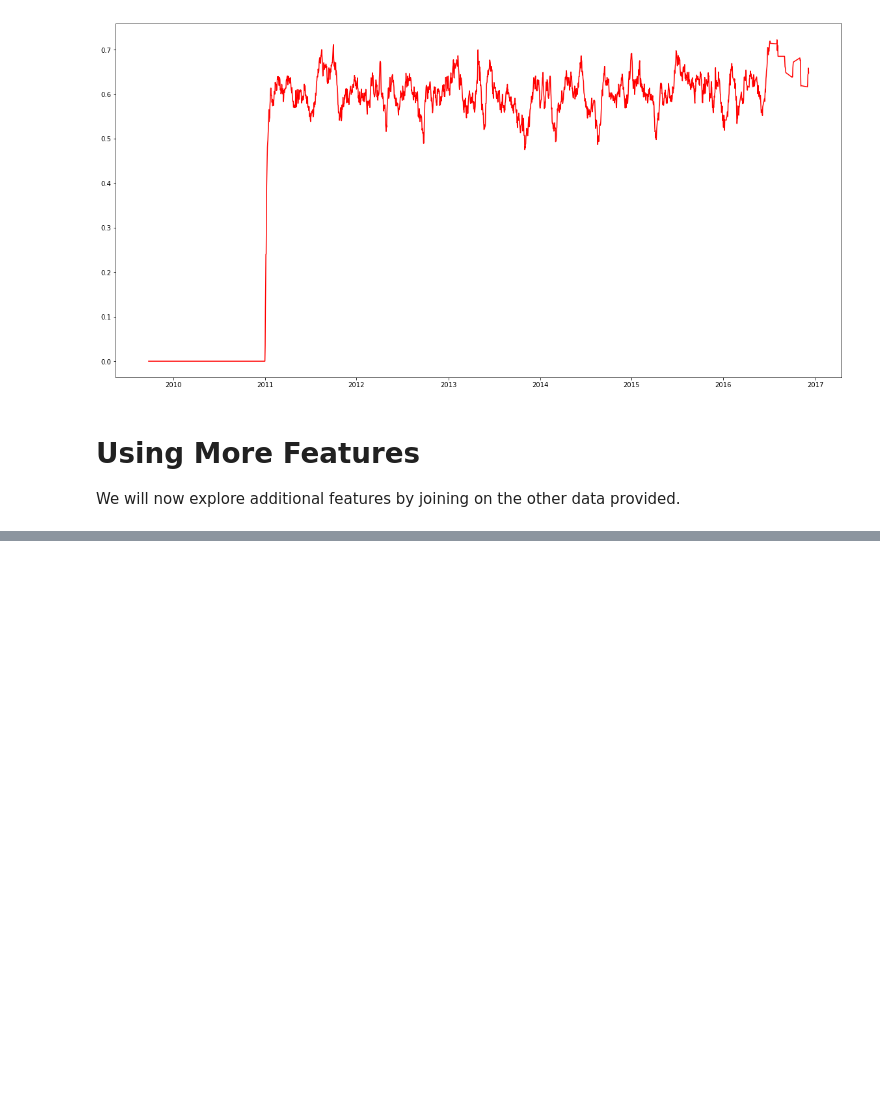
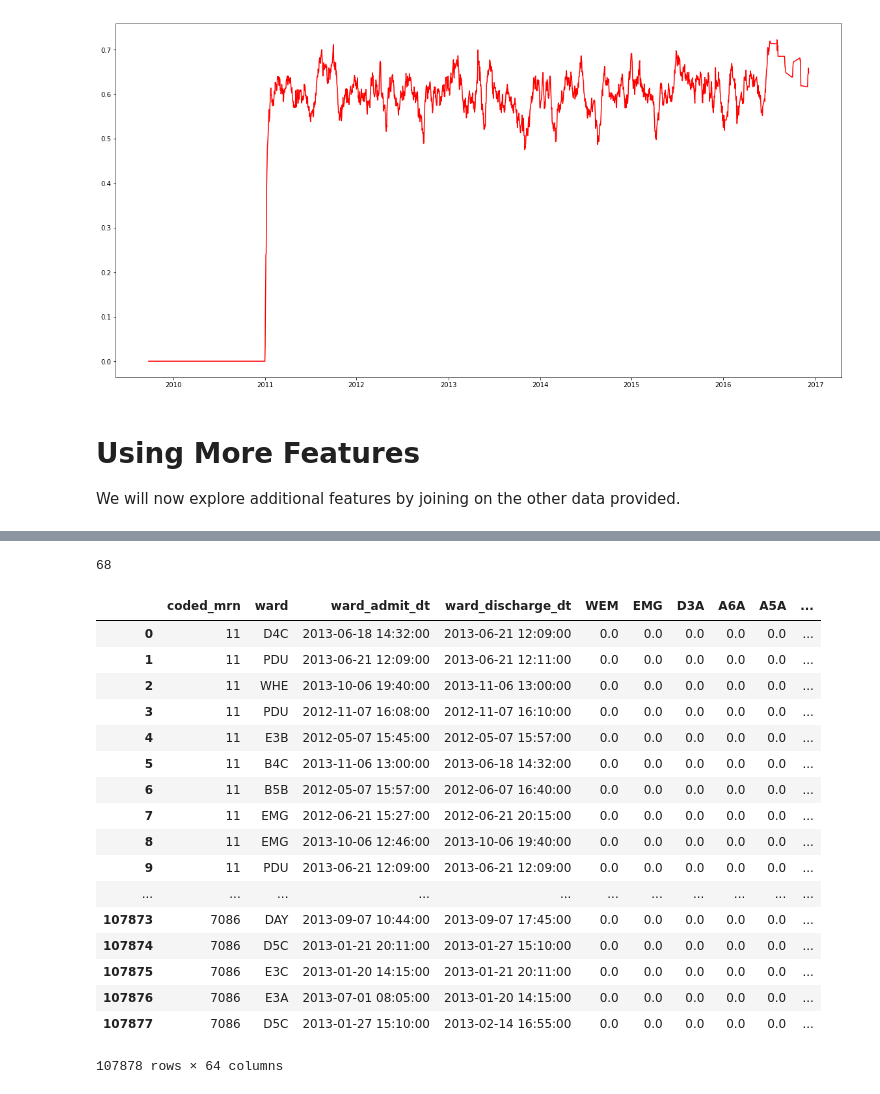
Before and after one commit to nawidayima/MRSA_Prediction_Models, a Jupyter notebook: Amiya Diwan MRSA.ipynb, the cells around one changed output, grey strips where cells are left out. Drawn from its saved outputs; the diff is of its cells as text; code cells hidden in the pictures; blank space fills up the shorter version.

```diff
--- a/Amiya Diwan MRSA.ipynb
+++ b/Amiya Diwan MRSA.ipynb
@@ -136,0 +272,3 @@ aggregateData[aggregateData.ACCN==4121581911]
+# %%
+vVisits_mrn2['Time_Spent_In_Ward'] = (vVisits_mrn2['ward_discharge_dt'] - vVisits_mrn2['ward_admit_dt'])#.apply(lambda x: x.total_seconds)
+vVisits_mrn2['Time_Spent_In_Facility'] = (vVisits_mrn2['discharge_dt'] - vVisits_mrn2['admit_dt'])#.apply(lambda x: x.total_seconds)
@@ -136,0 +286,33 @@ aggregateData[aggregateData.ACCN==4121581911]
+# %%
+vVisits_uid.ward.value_counts().size
+# %% [output]
+68
+# %%
+wards = vVisits_mrn2[['coded_mrn', 'ward', 'ward_admit_dt','ward_discharge_dt']]#.sort_values('coded_mrn')
+wardIndex = pd.Index(vVisits_mrn2.ward.unique()).drop(None)
+zeroes = np.zeros(shape=(wards.shape[0],wardIndex.size))
+wards2 = pd.DataFrame(zeroes, columns=wardIndex)
+wards = pd.concat([wards,wards2], axis=1)
+pd.options.display.max_columns = 70
+wards = wards.sort_values('coded_mrn').reset_index(drop=True)
+wards.set_value(index=22289,col='ward',value='ARD')
+wards
+# %% [output]
+|  | coded_mrn | ward | ward_admit_dt | ward_discharge_dt | WEM | EMG | D3A | A6A | A5A | ... |
+| 0 | 11 | D4C | 2013-06-18 14:32:00 | 2013-06-21 12:09:00 | 0.0 | 0.0 | 0.0 | 0.0 | 0.0 | ... |
+| 1 | 11 | PDU | 2013-06-21 12:09:00 | 2013-06-21 12:11:00 | 0.0 | 0.0 | 0.0 | 0.0 | 0.0 | ... |
+| 2 | 11 | WHE | 2013-10-06 19:40:00 | 2013-11-06 13:00:00 | 0.0 | 0.0 | 0.0 | 0.0 | 0.0 | ... |
+| 3 | 11 | PDU | 2012-11-07 16:08:00 | 2012-11-07 16:10:00 | 0.0 | 0.0 | 0.0 | 0.0 | 0.0 | ... |
+| 4 | 11 | E3B | 2012-05-07 15:45:00 | 2012-05-07 15:57:00 | 0.0 | 0.0 | 0.0 | 0.0 | 0.0 | ... |
+| 5 | 11 | B4C | 2013-11-06 13:00:00 | 2013-06-18 14:32:00 | 0.0 | 0.0 | 0.0 | 0.0 | 0.0 | ... |
+| 6 | 11 | B5B | 2012-05-07 15:57:00 | 2012-06-07 16:40:00 | 0.0 | 0.0 | 0.0 | 0.0 | 0.0 | ... |
+| 7 | 11 | EMG | 2012-06-21 15:27:00 | 2012-06-21 20:15:00 | 0.0 | 0.0 | 0.0 | 0.0 | 0.0 | ... |
+| 8 | 11 | EMG | 2013-10-06 12:46:00 | 2013-10-06 19:40:00 | 0.0 | 0.0 | 0.0 | 0.0 | 0.0 | ... |
+| 9 | 11 | PDU | 2013-06-21 12:09:00 | 2013-06-21 12:09:00 | 0.0 | 0.0 | 0.0 | 0.0 | 0.0 | ... |
+| ... | ... | ... | ... | ... | ... | ... | ... | ... | ... | ... |
+| 107873 | 7086 | DAY | 2013-09-07 10:44:00 | 2013-09-07 17:45:00 | 0.0 | 0.0 | 0.0 | 0.0 | 0.0 | ... |
+| 107874 | 7086 | D5C | 2013-01-21 20:11:00 | 2013-01-27 15:10:00 | 0.0 | 0.0 | 0.0 | 0.0 | 0.0 | ... |
+| 107875 | 7086 | E3C | 2013-01-20 14:15:00 | 2013-01-21 20:11:00 | 0.0 | 0.0 | 0.0 | 0.0 | 0.0 | ... |
+| 107876 | 7086 | E3A | 2013-07-01 08:05:00 | 2013-01-20 14:15:00 | 0.0 | 0.0 | 0.0 | 0.0 | 0.0 | ... |
+| 107877 | 7086 | D5C | 2013-01-27 15:10:00 | 2013-02-14 16:55:00 | 0.0 | 0.0 | 0.0 | 0.0 | 0.0 | ... |
+107878 rows × 64 columns
```
Also changed, not shown: parts of 25 cells of this notebook.
